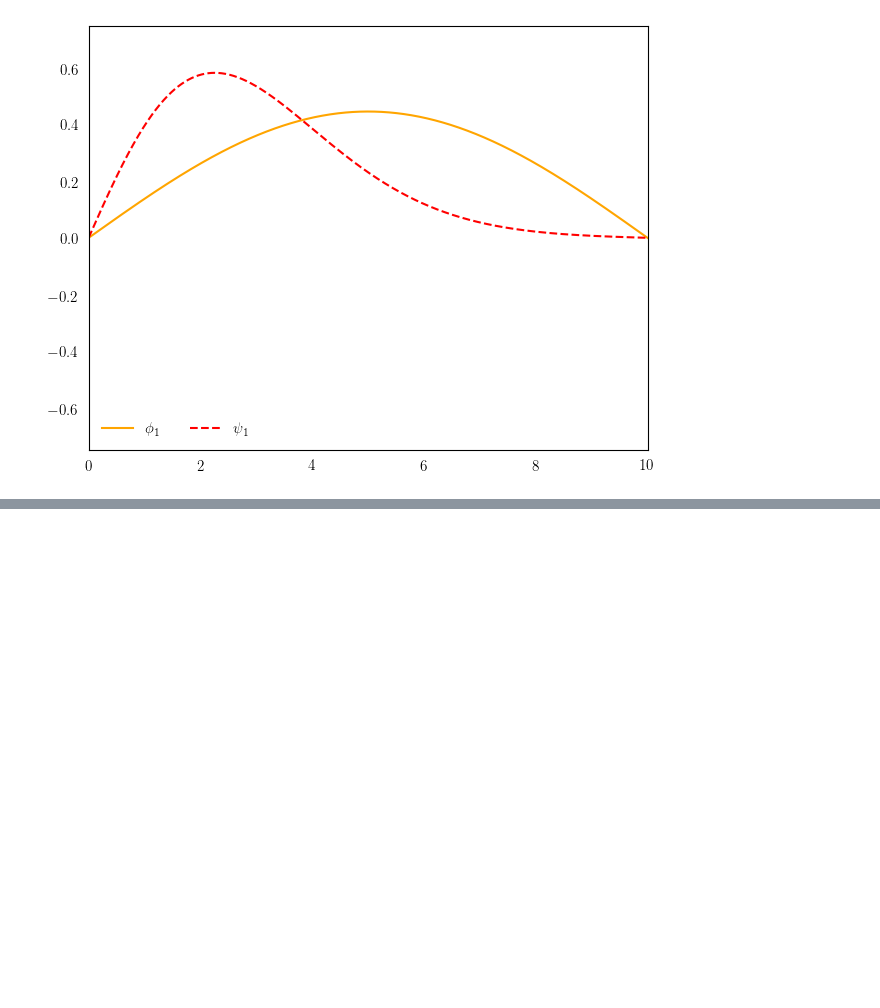
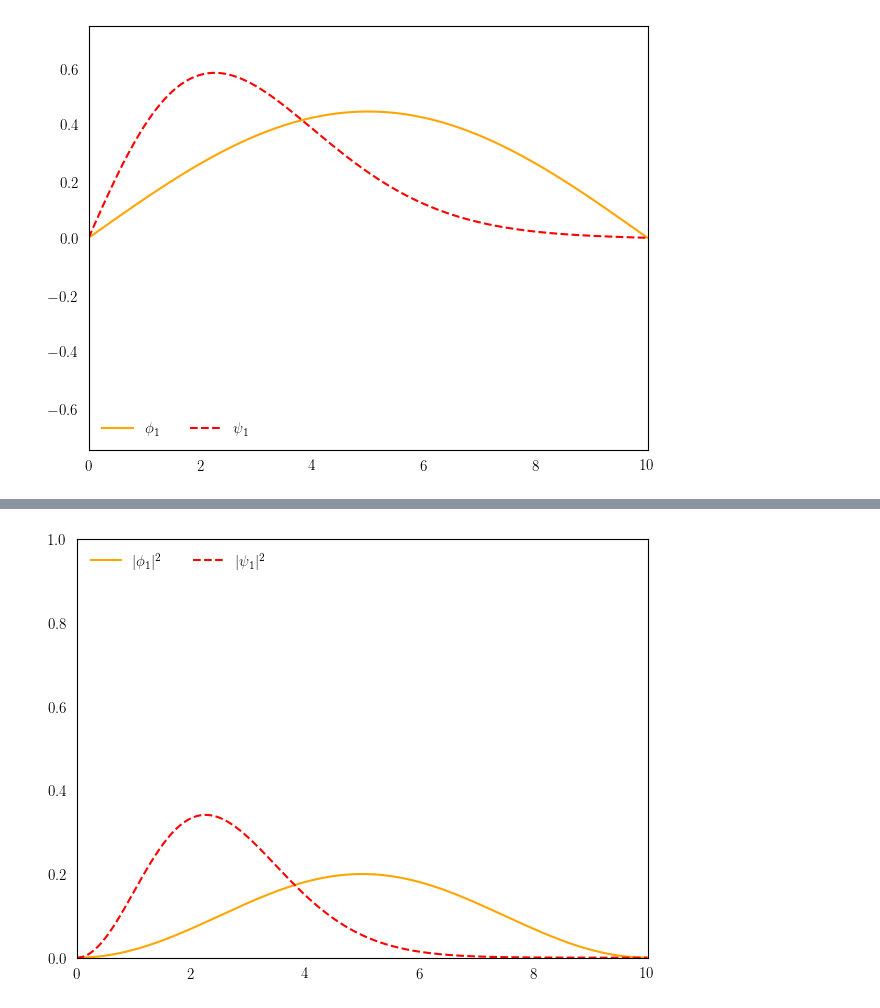
Before and after one commit to rafullah/itw-binder, a Jupyter notebook: index.ipynb, the cells around one changed output, grey strips where cells are left out. Saved outputs shown, nothing was run; the diff lists cells and outputs as text; code cells hidden in the pictures; blank space fills up the shorter version.

```diff
--- a/index.ipynb
+++ b/index.ipynb
@@ -159,0 +162,19 @@ As a quick exercise, you are invited to play around with the above plots a bit.
+# %%
+x = np.linspace(0, a, 1000)
+
+n = 1
+fig, ax = plt.subplots()
+
+ax.set_xlim(0,a)
+ax.set_ylim(0,)
+
+y = psi(n,x)**2
+z = phi(n,x)**2
+ax.plot(x,z, color='orange',label='$|\phi_{%i}|^2$' %(n))
+ax.plot(x,y, '--r',label='$|\psi_{%i}|^2$' %(n))
+ax.legend(loc = 'upper left', fancybox=True, framealpha=0.0,ncol=2)
+ax.yaxis.set_ticks_position('none')
+ax.xaxis.set_ticks_position('none')
+plt.tight_layout()
+# %% [output]
+[figure, added]
```
Also changed, not shown: parts of 19 cells of this notebook.
